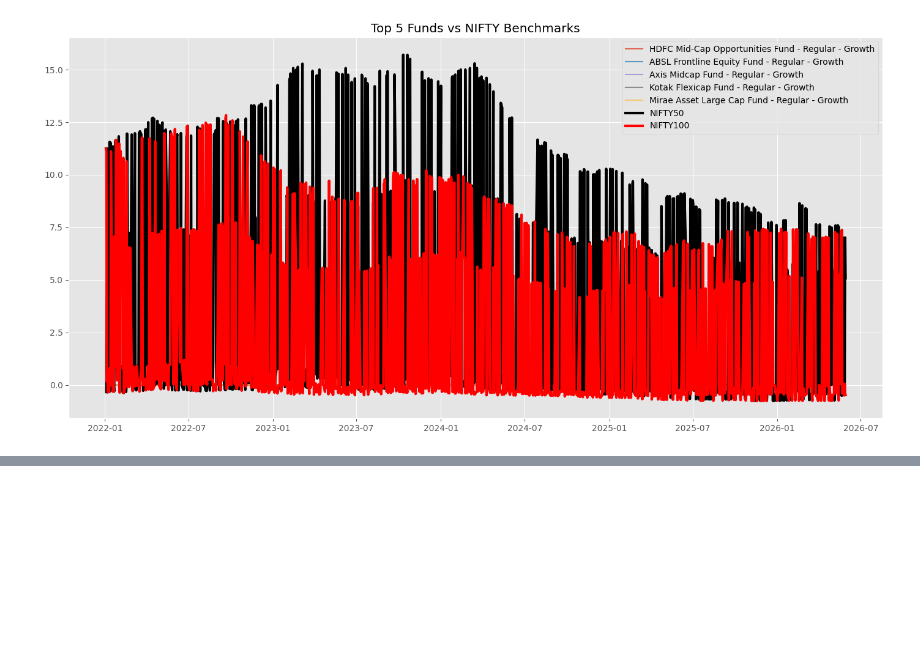
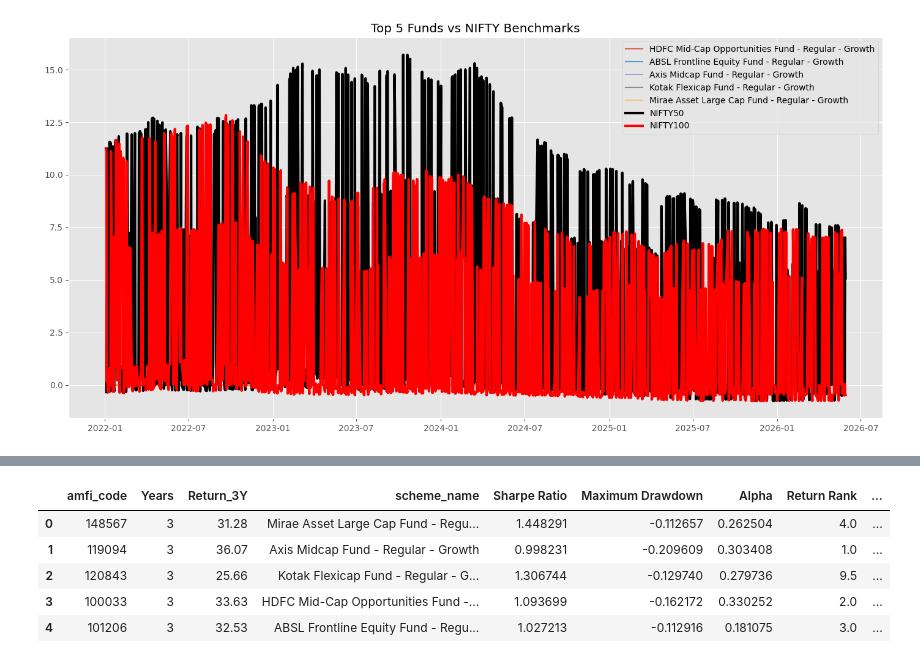
Before and after one commit to santanumaity3155-spec/Project-1, a Jupyter notebook: notebooks/Performance_Analytics.ipynb, the cells around one changed output, grey strips where cells are left out. Drawn from its saved outputs; the diff is of its cells as text; code cells hidden in the pictures; blank space fills up the shorter version.

```diff
--- a/notebooks/Performance_Analytics.ipynb
+++ b/notebooks/Performance_Analytics.ipynb
@@ -940,0 +973,8 @@ plt.show()
+# %%
+top5 = (
+    scorecard
+    .sort_values("Fund Score", ascending=False)
+    .head(5)
+)
+
+top5[["scheme_name", "Fund Score"]]
@@ -940,0 +1001,8 @@ plt.show()
+# %%
+merged = top5_nav.merge(
+    benchmark100[["date", "benchmark_return"]],
+    on="date",
+    how="inner"
+)
+
+merged.head()
@@ -940,0 +1016,12 @@ plt.show()
+# %%
+tracking_error = (
+    merged.groupby("amfi_code")
+    .apply(
+        lambda x:
+        (x["daily_return"] - x["benchmark_return"]).std()
+        * np.sqrt(252)
+    )
+    .reset_index(name="Tracking Error")
+)
+
+tracking_error
@@ -940,0 +1035,15 @@ plt.show()
+# %%
+top5 = top5.merge(
+    tracking_error,
+    on="amfi_code",
+    how="left"
+)
+
+top5
+# %% [output]
+|  | amfi_code | Years | Return_3Y | scheme_name | Sharpe Ratio | Maximum Drawdown | Alpha | Return Rank | ... |
+| 0 | 148567 | 3 | 31.28 | Mirae Asset Large Cap Fund - Regu... | 1.448291 | -0.112657 | 0.262504 | 4.0 | ... |
+| 1 | 119094 | 3 | 36.07 | Axis Midcap Fund - Regular - Growth | 0.998231 | -0.209609 | 0.303408 | 1.0 | ... |
+| 2 | 120843 | 3 | 25.66 | Kotak Flexicap Fund - Regular - G... | 1.306744 | -0.129740 | 0.279736 | 9.5 | ... |
+| 3 | 100033 | 3 | 33.63 | HDFC Mid-Cap Opportunities Fund -... | 1.093699 | -0.162172 | 0.330252 | 2.0 | ... |
+| 4 | 101206 | 3 | 32.53 | ABSL Frontline Equity Fund - Regu... | 1.027213 | -0.112916 | 0.181075 | 3.0 | ... |
```
Also changed, not shown: parts of 17 cells of this notebook, 3 other files.
